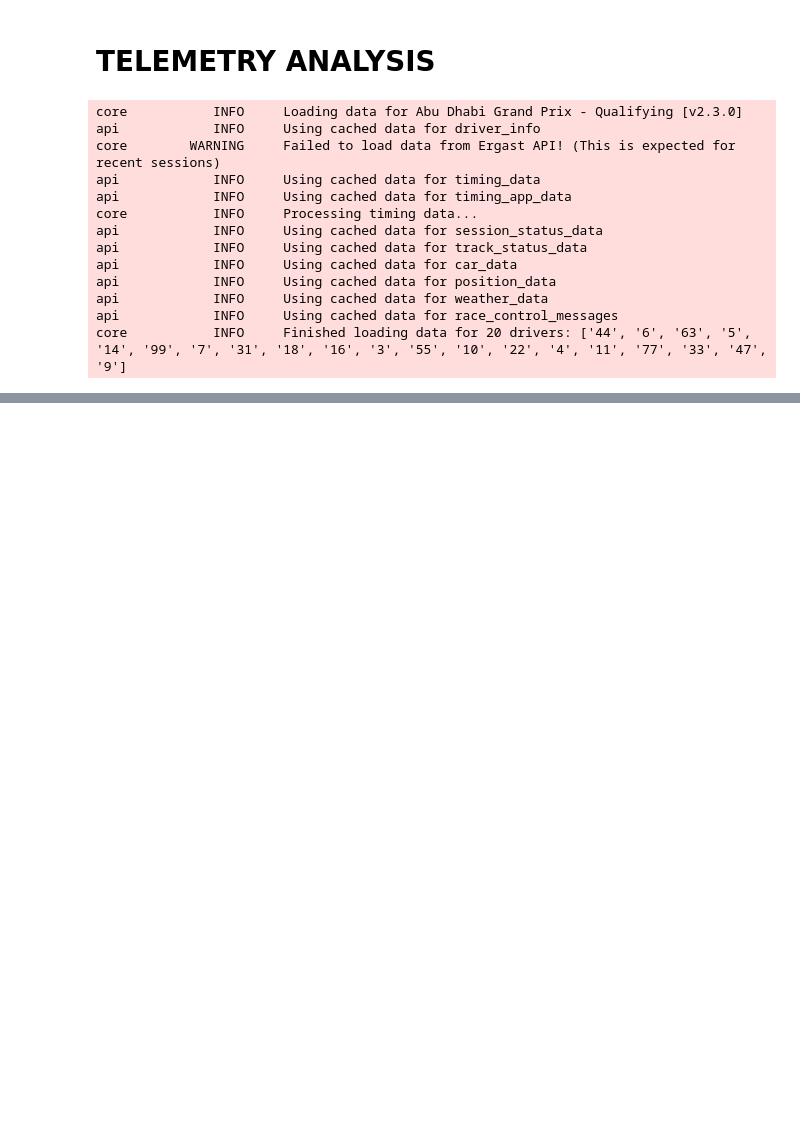
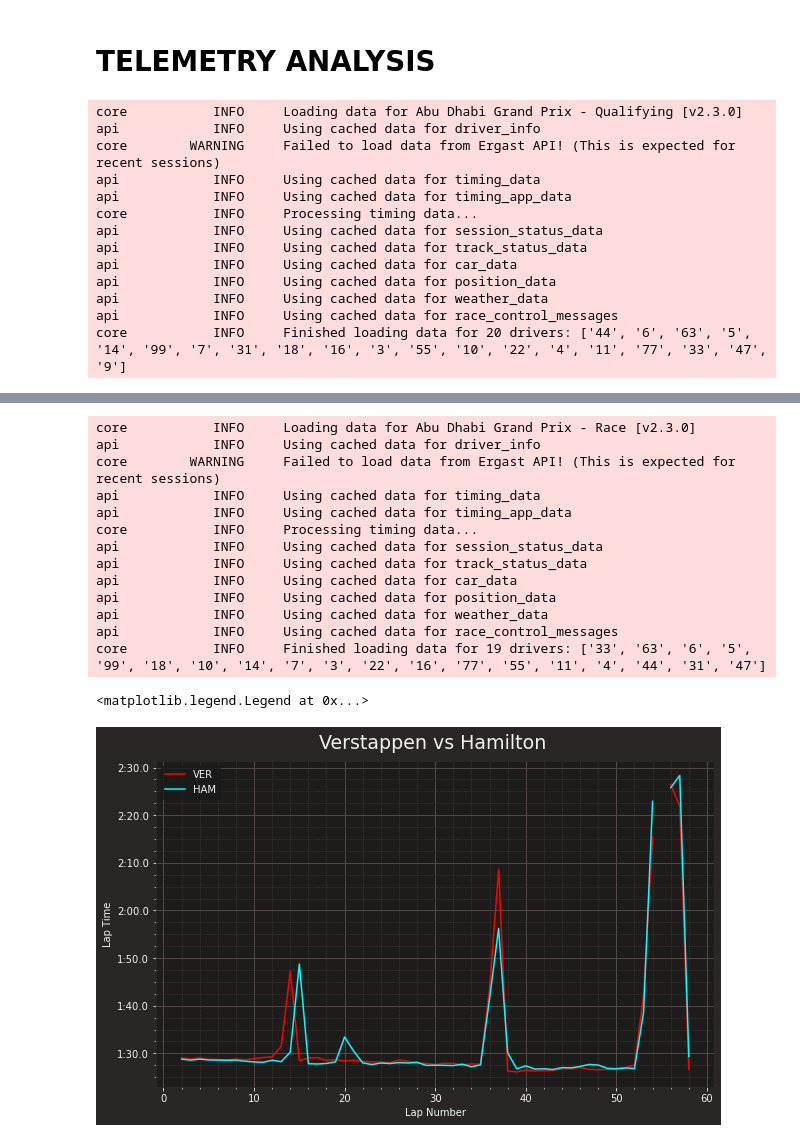
Before and after one commit to juliasabatel/F1_Project, a Jupyter notebook: F1_project.ipynb, the cells around one changed output, grey strips where cells are left out. Cells and saved outputs as stored; diff of their text form; code cells hidden in the pictures; blank space fills up the shorter version.

```diff
--- a/F1_project.ipynb
+++ b/F1_project.ipynb
@@ -766,0 +925,4 @@ core           INFO     Finished loading data for 20 drivers: ['44', '6', '63',
+# %%
+abu_dhabi_race.load();
+laps_r = abu_dhabi_race.laps
+laps_r.head() #data laps
@@ -766,0 +949,28 @@ core           INFO     Finished loading data for 20 drivers: ['44', '6', '63',
+# %%
+#comparación de vueltas entre VER Y HAM
+laps = abu_dhabi_race.load_laps(with_telemetry=True)
+ver = laps.pick_driver('VER')
+ham = laps.pick_driver('HAM')
+fig, ax = plt.subplots(figsize=(10,6))
+ax.plot(ver['LapNumber'], ver['LapTime'], color='red')
+ax.plot(ham['LapNumber'], ham['LapTime'], color='cyan')
+ax.set_title("Verstappen vs Hamilton ")
+ax.set_xlabel("Lap Number")
+ax.set_ylabel("Lap Time")
+plt.legend(['VER','HAM'])
+# %% [output]
+core           INFO     Loading data for Abu Dhabi Grand Prix - Race [v2.3.0]
+api            INFO     Using cached data for driver_info
+core        WARNING     Failed to load data from Ergast API! (This is expected for recent sessions)
+api            INFO     Using cached data for timing_data
+api            INFO     Using cached data for timing_app_data
+core           INFO     Processing timing data...
+api            INFO     Using cached data for session_status_data
+api            INFO     Using cached data for track_status_data
+api            INFO     Using cached data for car_data
+api            INFO     Using cached data for position_data
+api            INFO     Using cached data for weather_data
+api            INFO     Using cached data for race_control_messages
+core           INFO     Finished loading data for 19 drivers: ['33', '63', '6', '5', '99', '18', '10', '14', '7', '3', '22', '16', '77', '55', '11', '4', '44', '31', '47']
+<matplotlib.legend.Legend at 0x...>
+[figure, added]
```
Also changed, not shown: parts of 25 cells of this notebook.
